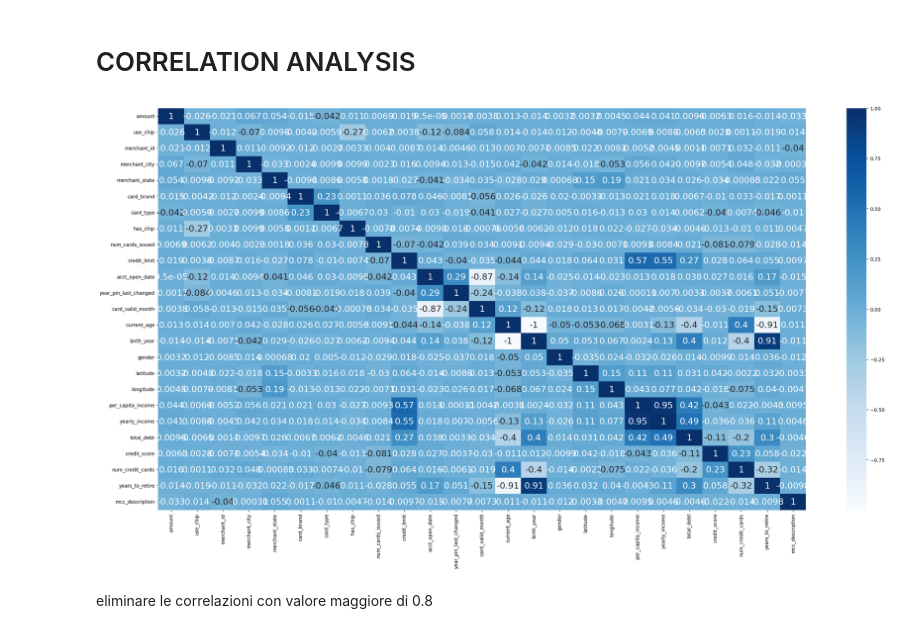
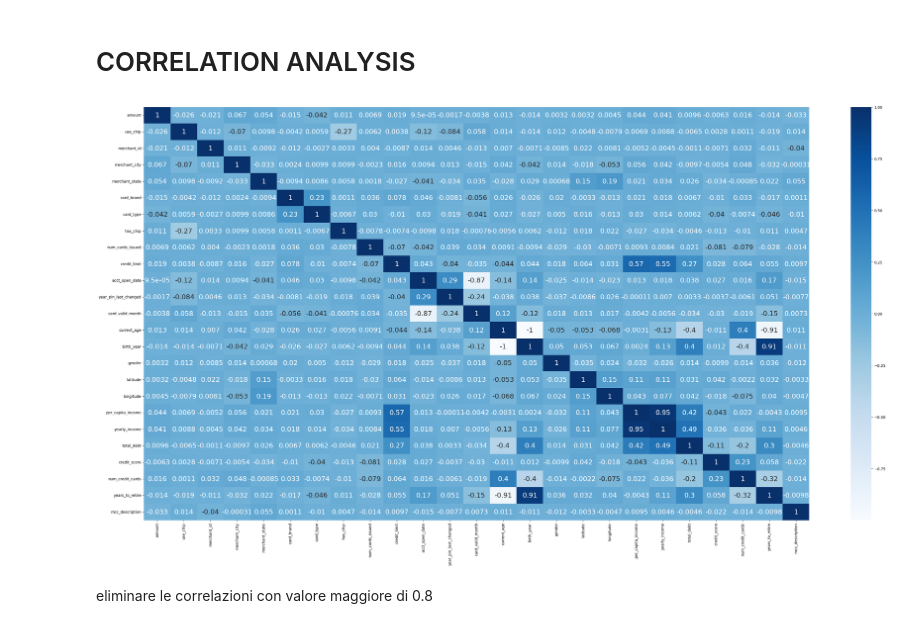
Before and after one commit to AlessandroPieragostini/Data-Science, a Jupyter notebook: data_science_cluster_class.ipynb, the cells around one changed output. Drawn from its saved outputs; the diff is of its cells as text; code cells hidden in the pictures.

```diff
--- a/data_science_cluster_class.ipynb
+++ b/data_science_cluster_class.ipynb
@@ -506,10 +510,10 @@ None
 # %% [markdown]
 # CORRELATION ANALYSIS
 # %%
-plt.figure(figsize=(30,15))
+plt.figure(figsize=(40,20))
 ax = sns.heatmap(x_res[x_res.columns].corr(),cmap="Blues",annot=True,annot_kws={"size": 18})
 # %% [output]
-[figure, old version]
+[figure, new version]
 # %% [markdown]
 eliminare le correlazioni con valore maggiore di 0.8
 # %%
```
Also changed, not shown: parts of 26 cells of this notebook.
